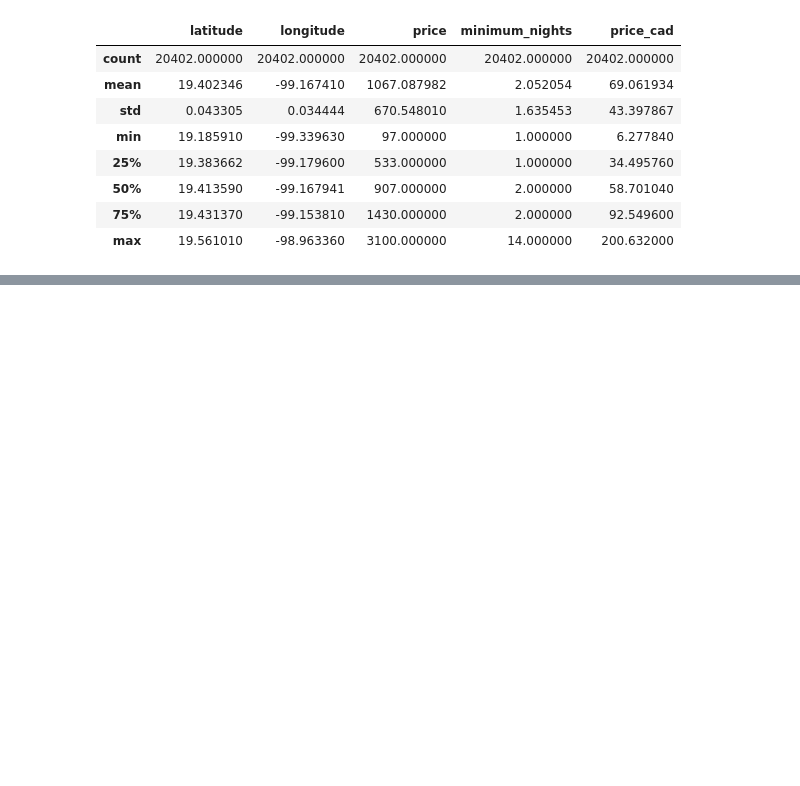
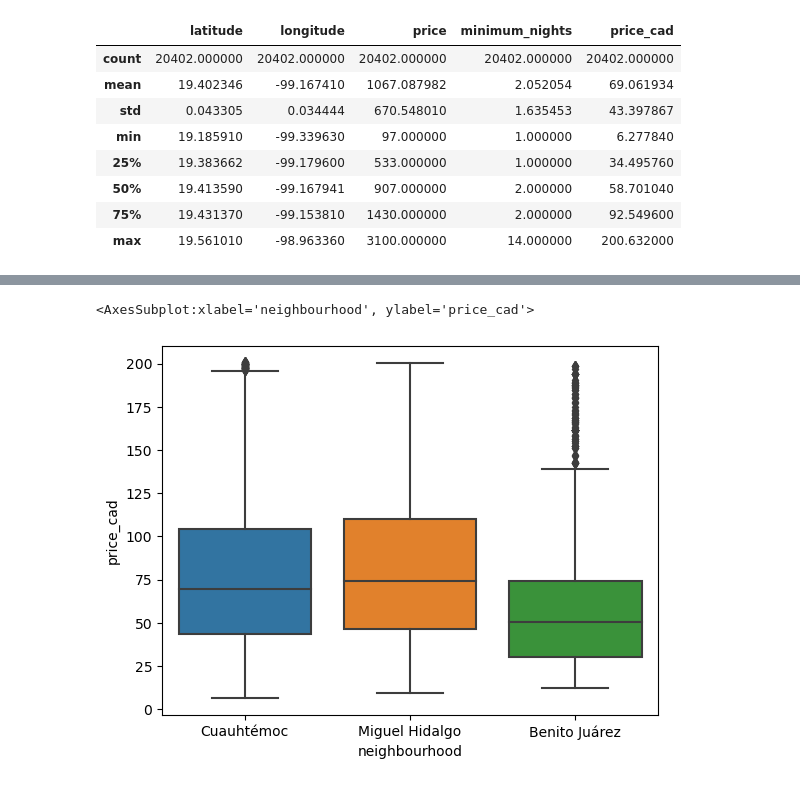
Before and after one commit to ubco-W2022T2-data301/project-group-group21, a Jupyter notebook: analysis/analysis2.ipynb, the cells around one changed output, grey strips where cells are left out. Cells and saved outputs as stored; diff of their text form; code cells hidden in the pictures; blank space fills up the shorter version.

```diff
--- a/analysis/analysis2.ipynb
+++ b/analysis/analysis2.ipynb
@@ -359,0 +397,5 @@ mex = plt.imread('../data/raw/map.png')
+# %%
+sns.boxplot(data=combined_df, x="neighbourhood", y="price_cad")
+# %% [output]
+<AxesSubplot:xlabel='neighbourhood', ylabel='price_cad'>
+[figure, added]
```
Also changed, not shown: parts of 22 cells of this notebook, 1 other file.
